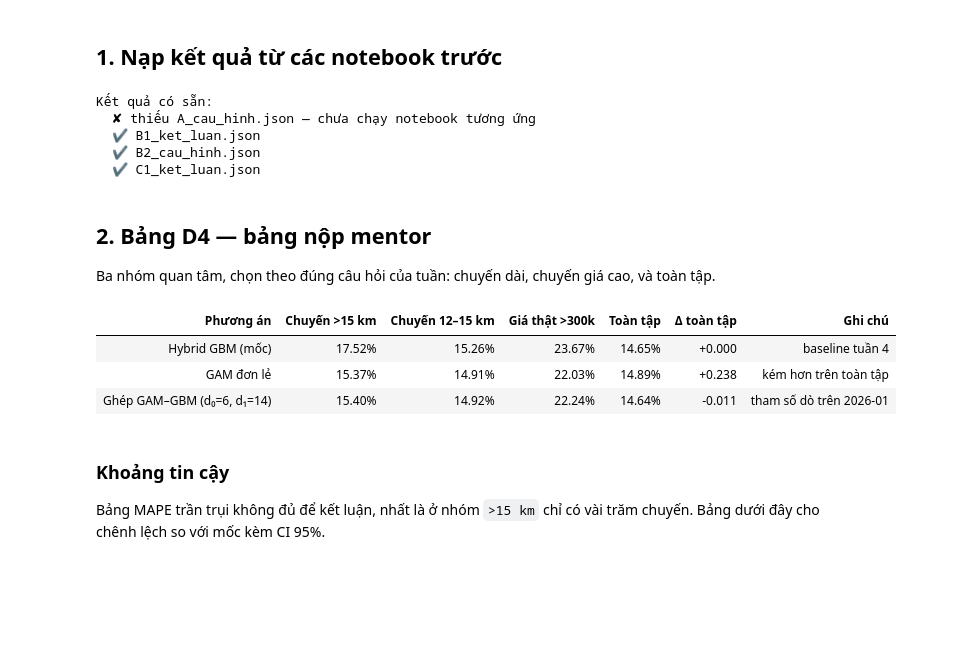
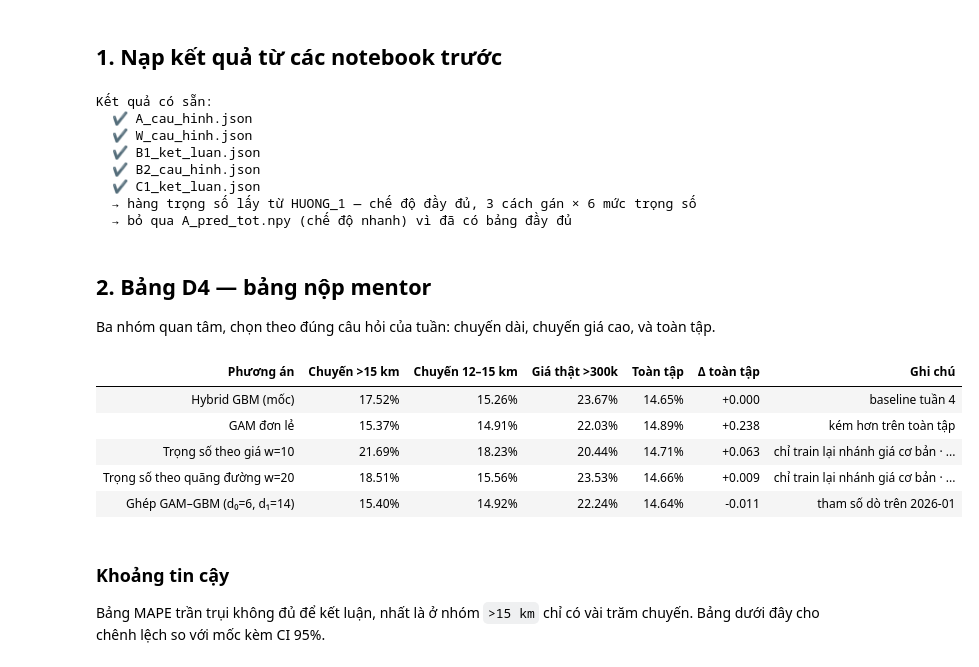
Before and after one commit to Zilexz/research-pricing, a Jupyter notebook: TP_HCM_data/tuan_5/00_TONG_HOP.ipynb, the cells around one changed output. Cells and saved outputs as stored; diff of their text form; code cells hidden in the pictures; blank space fills up the shorter version.

```diff
--- a/TP_HCM_data/tuan_5/00_TONG_HOP.ipynb
+++ b/TP_HCM_data/tuan_5/00_TONG_HOP.ipynb
@@ -129,22 +129,43 @@ def doc_json(ten):
     return json.load(open(f, encoding="utf-8"))
 
 print("Kết quả có sẵn:")
-A = doc_json("A_cau_hinh.json")        # 01 trong so
+A  = doc_json("A_cau_hinh.json")       # 01 trong so  — che do NHANH
+W  = doc_json("W_cau_hinh.json")       # HUONG_1      — luoi trong so day du
 B1 = doc_json("B1_ket_luan.json")      # 02 on dinh
 B2 = doc_json("B2_cau_hinh.json")      # 03 ghep
 C1 = doc_json("C1_ket_luan.json")      # 04 mondrian
+
+# ══ Nguon so cho hang "trong so" ═══════════════════════════════════════
+# HUONG_1 chay che do day du (48 luot train) nhung chi luu BANG, khong luu mang
+# du doan. Nguoc lai 01_TRONG_SO luu mang du doan nhung chay che do NHANH.
+# => uu tien bang day du; chi lui ve A_pred_tot.npy khi thieu bang.
+f_wkm, f_wgia, f_wchinh = (KQ / "W_bang_theo_km.csv", KQ / "W_bang_theo_gia.csv",
+                           KQ / "W_bang_chinh.csv")
+DUNG_W = (W is not None and not W.get("nhanh", True)
+          and all(f.exists() for f in (f_wkm, f_wgia, f_wchinh)))
+if DUNG_W:
+    WKM    = pd.read_csv(f_wkm)
+    WGIA   = pd.read_csv(f_wgia)
+    WCHINH = pd.read_csv(f_wchinh)
+    print(f"  → hàng trọng số lấy từ HUONG_1 — chế độ đầy đủ, "
+          f"{len(W['cach_gan'])} cách gán × {len(W['trong_so'])} mức trọng số")
 
 f_pred = KQ / "A_pred_tot.npy"
 PRED_A = np.load(f_pred) if f_pred.exists() else None
 if PRED_A is not None and len(PRED_A) != len(D):
     print(f"  ⚠ A_pred_tot.npy có {len(PRED_A):,} dòng, D có {len(D):,} — bỏ qua")
     PRED_A = None
+if DUNG_W and PRED_A is not None:
+    print("  → bỏ qua A_pred_tot.npy (chế độ nhanh) vì đã có bảng đầy đủ")
 # %% [output]
 Kết quả có sẵn:
-  ✘ thiếu A_cau_hinh.json — chưa chạy notebook tương ứng
+  ✔ A_cau_hinh.json
+  ✔ W_cau_hinh.json
   ✔ B1_ket_luan.json
   ✔ B2_cau_hinh.json
   ✔ C1_ket_luan.json
+  → hàng trọng số lấy từ HUONG_1 — chế độ đầy đủ, 3 cách gán × 6 mức trọng số
+  → bỏ qua A_pred_tot.npy (chế độ nhanh) vì đã có bảng đầy đủ
 # %% [markdown]
 ## 2. Bảng D4 — bảng nộp mentor
 
@@ -153,40 +174,61 @@ Ba nhóm quan tâm, chọn theo đúng câu hỏi của tuần: chuyến dài, c
 NHOM_D4 = [("kmb", ">15", "Chuyến >15 km"),
            ("kmb", "12–15", "Chuyến 12–15 km"),
            ("band", ">300k", "Giá thật >300k")]
+MOC = mape(D.hybrid, D.y)
 
 def mot_hang(ten_pa, pred, ghi_chu=""):
     r = {"Phương án": ten_pa}
     for cn, g, nhan in NHOM_D4:
         s = D[D[cn].astype(str) == g]
         r[nhan] = mape(pred[s.index.values], s.y.values)
     r["Toàn tập"] = mape(pred, D.y.values)
-    r["Δ toàn tập"] = (r["Toàn tập"] - mape(D.hybrid, D.y)) * 100
+    r["Δ toàn tập"] = (r["Toàn tập"] - MOC) * 100
     r["Ghi chú"] = ghi_chu
     return r
+
+# Hai cau hinh trong so duoc trich vao bao cao tuan 5:
+#   gan theo GIA w=10         — phuong an duy nhat keo duoc nhom >300k xuong
+#   gan theo QUANG DUONG w=20 — muc manh nhat cua cach gan nham vao >15 km
+PA_W = [("Hiếm = chuyến >300k",  10, "Trọng số theo giá w=10"),
+        ("Hiếm = chuyến >15 km", 20, "Trọng số theo quãng đường w=20")]
+
+def hang_tu_bang(cach, w, ten):
+    """Doc MAPE tu bang HUONG_1 — khong co mang du doan nen khong tinh lai duoc."""
+    k = WKM[(WKM["Cách gán"] == cach) & (WKM.w == w)].iloc[0]
+    g = WGIA[(WGIA["Cách gán"] == cach) & (WGIA.w == w)].iloc[0]
+    return {"Phương án": ten,
+            "Chuyến >15 km": k[">15"], "Chuyến 12–15 km": k["12–15"],
+            "Giá thật >300k": g[">300k"], "Toàn tập": k["TOÀN TẬP"],
+            "Δ toàn tập": (k["TOÀN TẬP"] - MOC) * 100,
+            "Ghi chú": "chỉ train lại nhánh giá cơ bản · chế độ đầy đủ"}
 
 hang = [mot_hang("Hybrid GBM (mốc)", D.hybrid.values, "baseline tuần 4"),
         mot_hang("GAM đơn lẻ", D.gam.values, "kém hơn trên toàn tập")]
 
-if PRED_A is not None:
+if DUNG_W:
+    hang += [hang_tu_bang(c, w, t) for c, w, t in PA_W]
+elif PRED_A is not None:
     hang.append(mot_hang(f"Trọng số {A['cach']} w={A['w']}", PRED_A,
                          "chỉ train lại nhánh giá cơ bản"
                          + (" · CHẾ ĐỘ NHANH" if A.get("nhanh") else "")))
 
 if B2 is not None:
     # dung lai ham tron de tinh tren TOAN BO D (bao gom ca thang do tham so)
     a = np.clip((D.km.values - B2["d0"]) / max(B2["d1"] - B2["d0"], 1e-9), 0, 1) * B2["amax"]
     pred_ghep = (1 - a) * D.hybrid.values + a * D.gam.values
     hang.append(mot_hang(f"Ghép GAM–GBM (d₀={B2['d0']:.0f}, d₁={B2['d1']:.0f})",
                          pred_ghep, f"tham số dò trên {B2['thang_do']}"))
 
 D4 = pd.DataFrame(hang)
 COT_MAPE = [x[2] for x in NHOM_D4] + ["Toàn tập"]
 D4.style.format({**{c: "{:.2%}" for c in COT_MAPE}, "Δ toàn tập": "{:+.3f}"}) \
         .hide(axis="index")
 # %% [output]
 | Phương án | Chuyến >15 km | Chuyến 12–15 km | Giá thật >300k | Toàn tập | Δ toàn tập | Ghi chú |
 | Hybrid GBM (mốc) | 17.52% | 15.26% | 23.67% | 14.65% | +0.000 | baseline tuần 4 |
 | GAM đơn lẻ | 15.37% | 14.91% | 22.03% | 14.89% | +0.238 | kém hơn trên toàn tập |
+| Trọng số theo giá w=10 | 21.69% | 18.23% | 20.44% | 14.71% | +0.063 | chỉ train lại nhánh giá cơ bản · ... |
+| Trọng số theo quãng đường w=20 | 18.51% | 15.56% | 23.53% | 14.66% | +0.009 | chỉ train lại nhánh giá cơ bản · ... |
 | Ghép GAM–GBM (d₀=6, d₁=14) | 15.40% | 14.92% | 22.24% | 14.64% | -0.011 | tham số dò trên 2026-01 |
 # %% [markdown]
 ### Khoảng tin cậy
```
Also changed, not shown: parts of 3 cells of this notebook, 3 other files.
